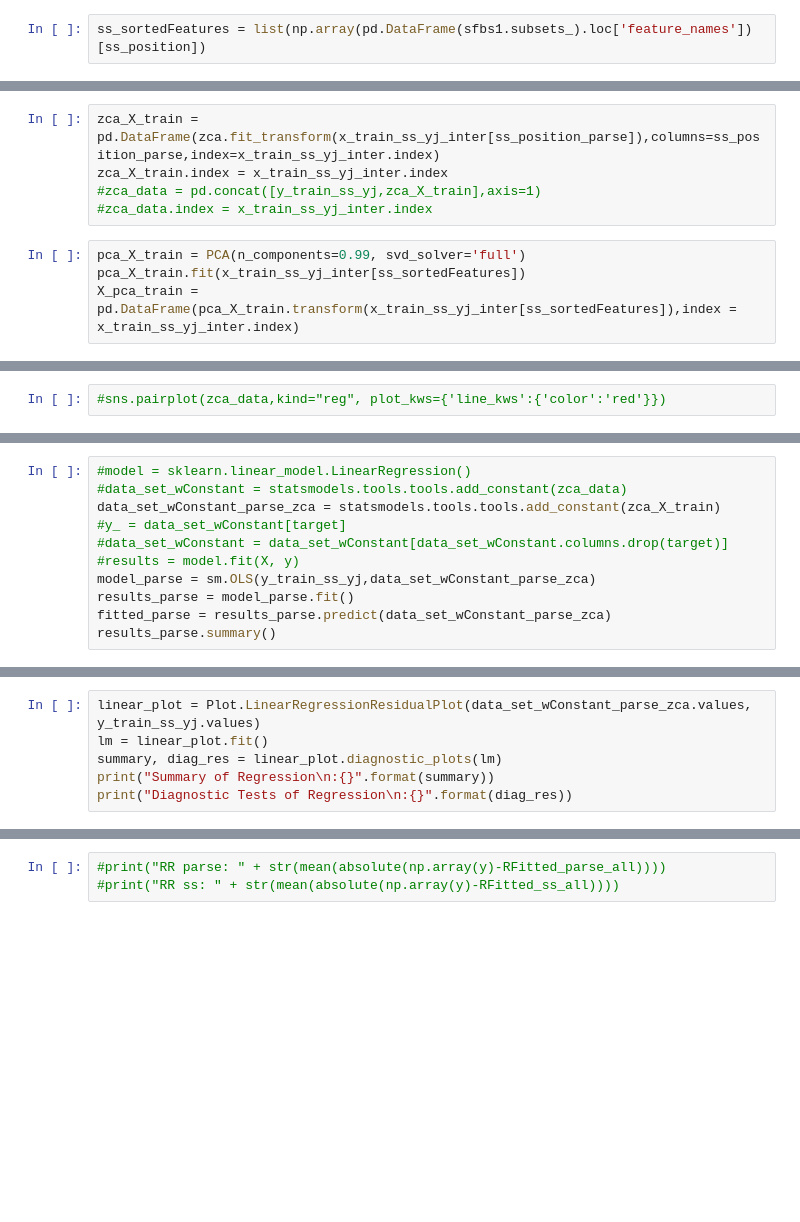
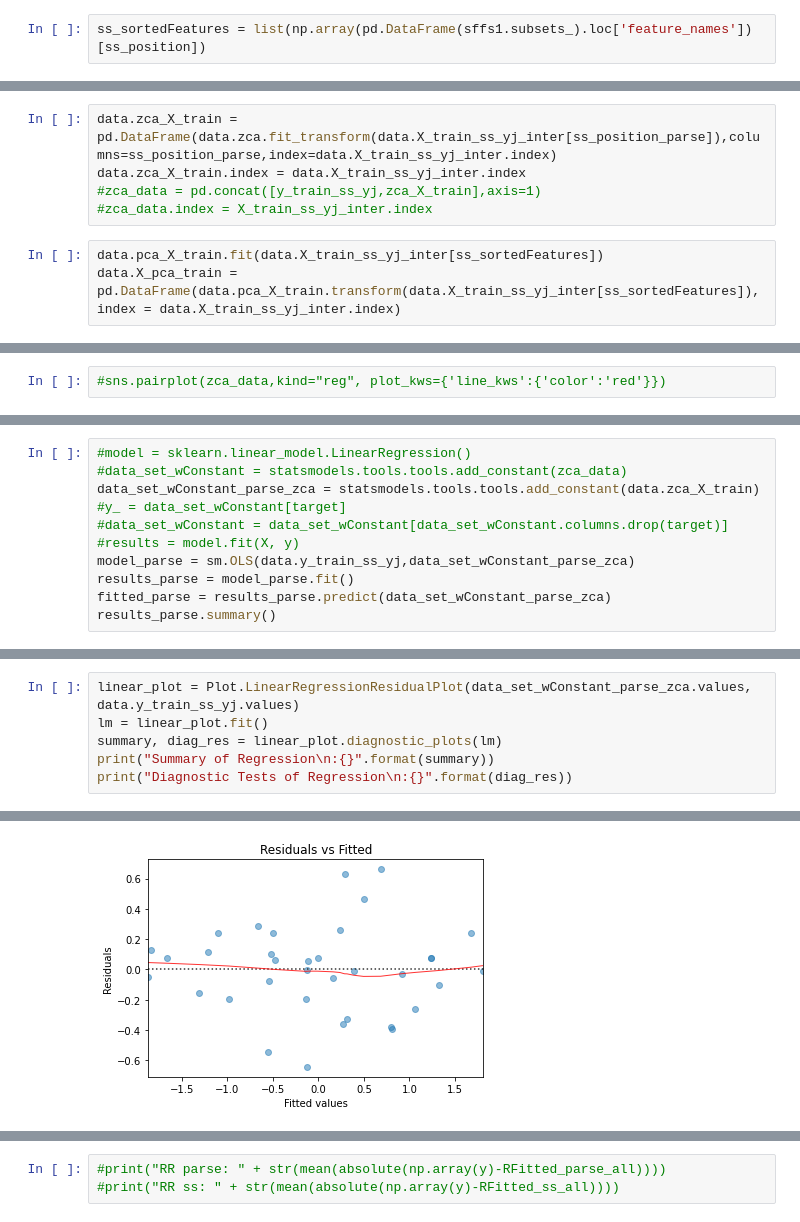
Before and after one commit to thistleknot/python-ml, a Jupyter notebook: code/Elastic and Sequential Comparisons.ipynb, the cells around one changed output, grey strips where cells are left out. Drawn from its saved outputs; the diff is of its cells as text; blank space fills up the shorter version.

```diff
--- a/code/Elastic and Sequential Comparisons.ipynb
+++ b/code/Elastic and Sequential Comparisons.ipynb
@@ -241,5 +231,5 @@ ss_position_parse = list((pd.DataFrame(sfbs1.subsets_)).T[(pd.DataFrame(sfbs1.su
 # %%
-ss_sortedFeatures = list(np.array(pd.DataFrame(sfbs1.subsets_).loc['feature_names'])[ss_position])
+ss_sortedFeatures = list(np.array(pd.DataFrame(sffs1.subsets_).loc['feature_names'])[ss_position])
 # %%
 CV_results = pd.DataFrame()#[]#np.zeros(shape=(len(features),5))
 
@@ -294,12 +329,11 @@ model_eb.fit(x_train_ss_yj_inter[best['features']],y_train_ss_yj)
 # %%
-zca_X_train = pd.DataFrame(zca.fit_transform(x_train_ss_yj_inter[ss_position_parse]),columns=ss_position_parse,index=x_train_ss_yj_inter.index)
-zca_X_train.index = x_train_ss_yj_inter.index
+data.zca_X_train = pd.DataFrame(data.zca.fit_transform(data.X_train_ss_yj_inter[ss_position_parse]),columns=ss_position_parse,index=data.X_train_ss_yj_inter.index)
+data.zca_X_train.index = data.X_train_ss_yj_inter.index
 #zca_data = pd.concat([y_train_ss_yj,zca_X_train],axis=1)
-#zca_data.index = x_train_ss_yj_inter.index
+#zca_data.index = X_train_ss_yj_inter.index
 # %%
-pca_X_train = PCA(n_components=0.99, svd_solver='full')
-pca_X_train.fit(x_train_ss_yj_inter[ss_sortedFeatures])
-X_pca_train = pd.DataFrame(pca_X_train.transform(x_train_ss_yj_inter[ss_sortedFeatures]),index = x_train_ss_yj_inter.index)
+data.pca_X_train.fit(data.X_train_ss_yj_inter[ss_sortedFeatures])
+data.X_pca_train = pd.DataFrame(data.pca_X_train.transform(data.X_train_ss_yj_inter[ss_sortedFeatures]),index = data.X_train_ss_yj_inter.index)
 # %%
 #zca_data.pcorr()
 # %%
@@ -313,11 +356,11 @@ print(ss_position_parse)
 # %%
 #model = sklearn.linear_model.LinearRegression()
 #data_set_wConstant = statsmodels.tools.tools.add_constant(zca_data)
-data_set_wConstant_parse_zca = statsmodels.tools.tools.add_constant(zca_X_train)
+data_set_wConstant_parse_zca = statsmodels.tools.tools.add_constant(data.zca_X_train)
 #y_ = data_set_wConstant[target]
 #data_set_wConstant = data_set_wConstant[data_set_wConstant.columns.drop(target)]
 #results = model.fit(X, y)
-model_parse = sm.OLS(y_train_ss_yj,data_set_wConstant_parse_zca)
+model_parse = sm.OLS(data.y_train_ss_yj,data_set_wConstant_parse_zca)
 results_parse = model_parse.fit()
 fitted_parse = results_parse.predict(data_set_wConstant_parse_zca)
 results_parse.summary()
@@ -324,6 +390,7 @@ results_parse.summary()
 # %%
-linear_plot = Plot.LinearRegressionResidualPlot(data_set_wConstant_parse_zca.values, y_train_ss_yj.values)
+linear_plot = Plot.LinearRegressionResidualPlot(data_set_wConstant_parse_zca.values, data.y_train_ss_yj.values)
 lm = linear_plot.fit()
 summary, diag_res = linear_plot.diagnostic_plots(lm)
 print("Summary of Regression\n:{}".format(summary))
 print("Diagnostic Tests of Regression\n:{}".format(diag_res))
+# %% [output]
@@ -329,0 +414 @@ print("Diagnostic Tests of Regression\n:{}".format(diag_res))
+[figure, added]
```
Also changed, not shown: parts of 31 cells of this notebook, 5 other files.
